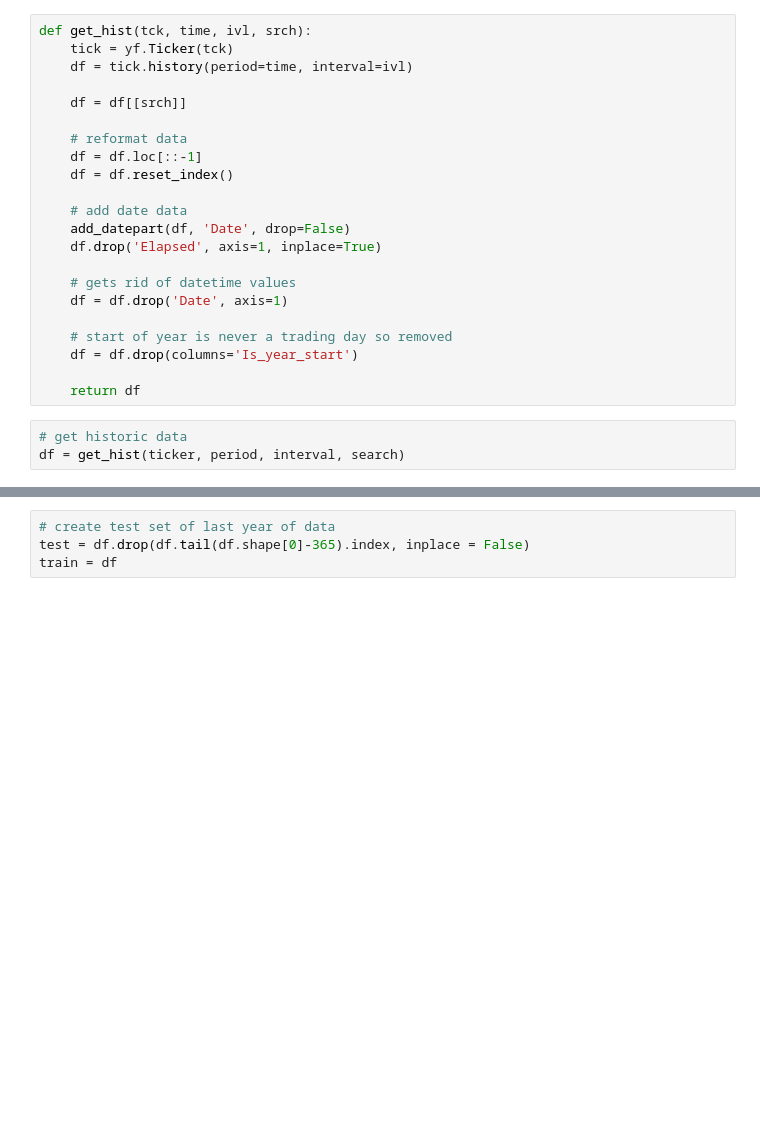
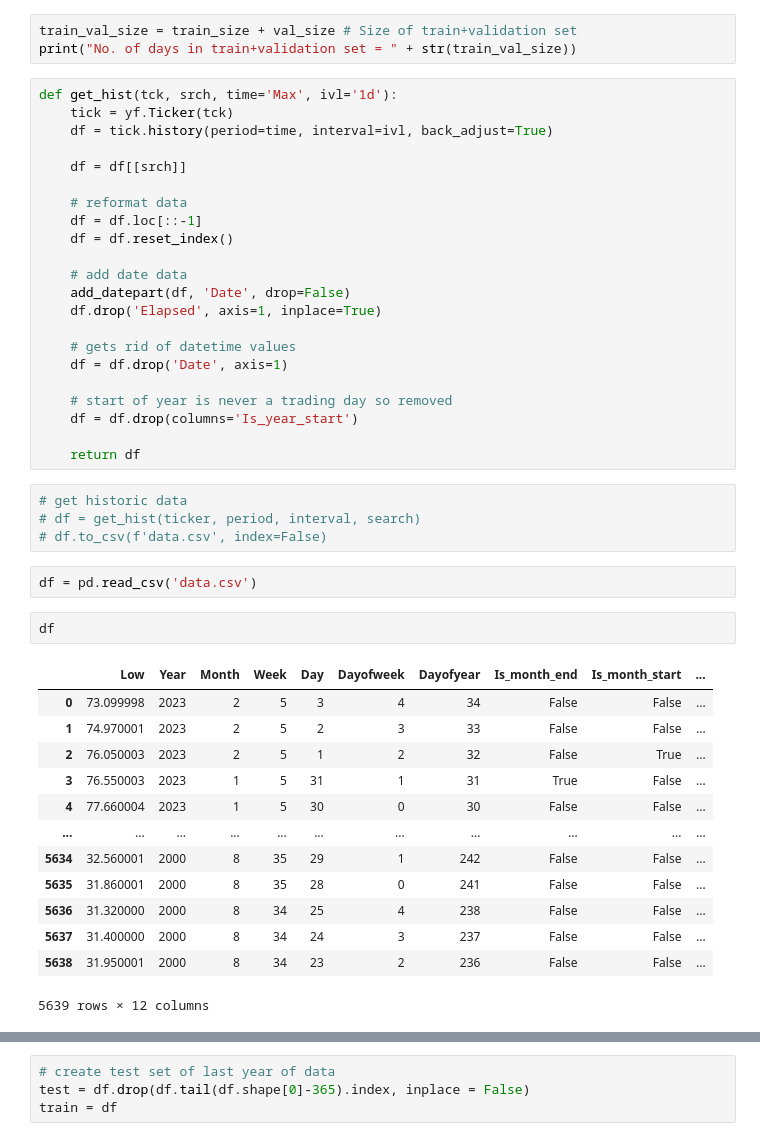
Before and after one commit to watrgoat/WTI-Crude-Prediction, a Jupyter notebook: predict_prices.ipynb, the cells around one changed output, grey strips where cells are left out. Saved outputs shown, nothing was run; the diff lists cells and outputs as text; blank space fills up the shorter version.

```diff
--- a/predict_prices.ipynb
+++ b/predict_prices.ipynb
@@ -19,7 +33,10 @@ search = 'Open' # Low, High, Open, Close, Volume
+# %%
+train_val_size = train_size + val_size # Size of train+validation set
+print("No. of days in train+validation set = " + str(train_val_size))
 # %%
-def get_hist(tck, time, ivl, srch):
+def get_hist(tck, srch, time='Max', ivl='1d'):
     tick = yf.Ticker(tck)
-    df = tick.history(period=time, interval=ivl)
+    df = tick.history(period=time, interval=ivl, back_adjust=True)
 
     df = df[[srch]]
 
@@ -40,4 +57,23 @@ def get_hist(tck, time, ivl, srch):
     return df
 # %%
 # get historic data
-df = get_hist(ticker, period, interval, search)
+# df = get_hist(ticker, period, interval, search)
+# df.to_csv(f'data.csv', index=False)
+# %%
+df = pd.read_csv('data.csv')
+# %%
+df
+# %% [output]
+|  | Low | Year | Month | Week | Day | Dayofweek | Dayofyear | Is_month_end | Is_month_start | ... |
+| 0 | 73.099998 | 2023 | 2 | 5 | 3 | 4 | 34 | False | False | ... |
+| 1 | 74.970001 | 2023 | 2 | 5 | 2 | 3 | 33 | False | False | ... |
+| 2 | 76.050003 | 2023 | 2 | 5 | 1 | 2 | 32 | False | True | ... |
+| 3 | 76.550003 | 2023 | 1 | 5 | 31 | 1 | 31 | True | False | ... |
+| 4 | 77.660004 | 2023 | 1 | 5 | 30 | 0 | 30 | False | False | ... |
+| ... | ... | ... | ... | ... | ... | ... | ... | ... | ... | ... |
+| 5634 | 32.560001 | 2000 | 8 | 35 | 29 | 1 | 242 | False | False | ... |
+| 5635 | 31.860001 | 2000 | 8 | 35 | 28 | 0 | 241 | False | False | ... |
+| 5636 | 31.320000 | 2000 | 8 | 34 | 25 | 4 | 238 | False | False | ... |
+| 5637 | 31.400000 | 2000 | 8 | 34 | 24 | 3 | 237 | False | False | ... |
+| 5638 | 31.950001 | 2000 | 8 | 34 | 23 | 2 | 236 | False | False | ... |
+5639 rows × 12 columns
```
Also changed, not shown: parts of 15 cells of this notebook, 2 other files.
